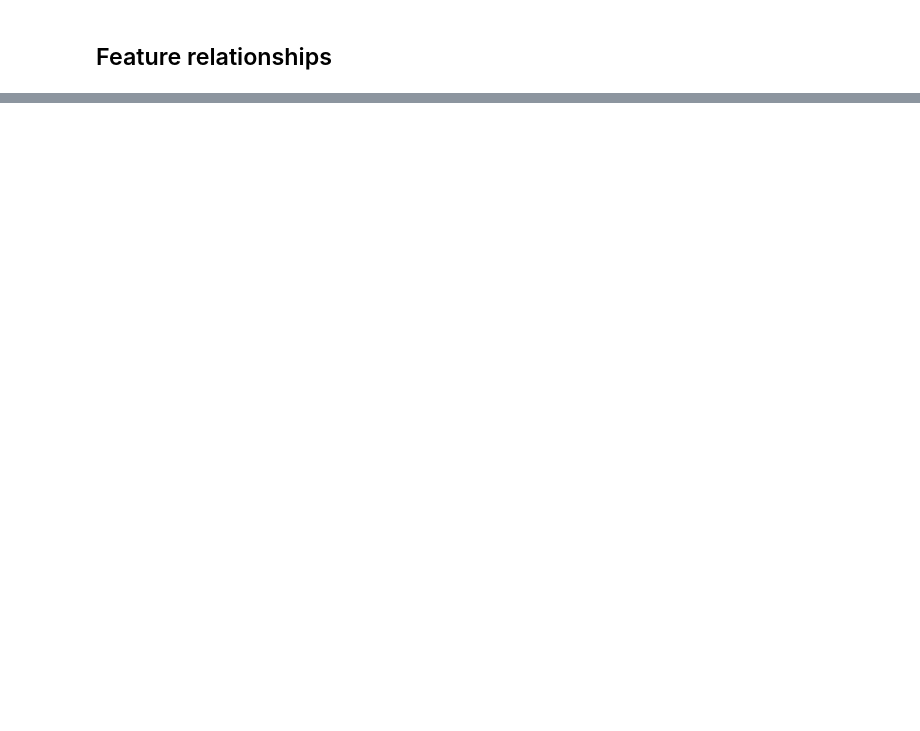
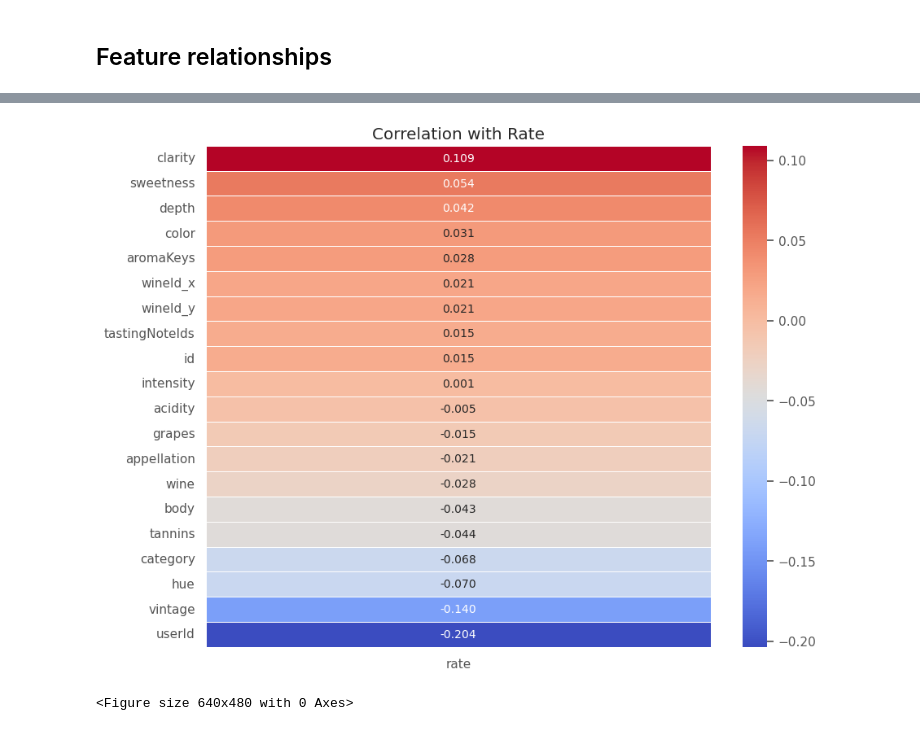
Before and after one commit to brunobonaiuto/collaborativeFiltering, a Jupyter notebook: src/eda.ipynb, the cells around one changed output, grey strips where cells are left out. Saved outputs shown, nothing was run; the diff lists cells and outputs as text; code cells hidden in the pictures; blank space fills up the shorter version.

Commit message:
Correlation plots

```diff
--- a/src/eda.ipynb
+++ b/src/eda.ipynb
@@ -399,0 +447,9 @@ merged_df2
+# %%
+
+# Merge the two tables when wineId and id.equals(tastingNoteId)
+
+# this needs to be fixed
+merged_df2 = pd.merge(wines_df2, tastingNotes_df2, left_on='tastingNoteIds', right_on='id')
+#add none where the aromaKeys is empty with replace
+merged_df2['aromaKeys'] = merged_df2['aromaKeys'].replace('', np.nan)
+merged_df2
@@ -399,0 +470,23 @@ merged_df2
+# %%
+from sklearn.preprocessing import LabelEncoder
+
+
+df_encoded = merged_df2.copy()
+# Convert all columns to strings
+df_encoded = df_encoded.astype(str)
+
+# Apply label encoding to each categorical column
+for column in df_encoded.columns:
+    if df_encoded[column].dtype == 'object':
+        le = LabelEncoder()
+        df_encoded[column] = le.fit_transform(df_encoded[column])
+
+# Calculate the correlation
+correlation = df_encoded.corr()['rate'].sort_values(ascending=False)
+print(correlation)
+
+# the colors where mapped to:
+# 0: red
+# 1: white
+# 2: rose
+# unique values of color
@@ -399,0 +511,16 @@ merged_df2
+# %%
+import seaborn as sns
+import matplotlib.pyplot as plt
+
+# Assuming 'correlation_results' is your correlation series
+correlation = correlation.drop('rate')  # Exclude 'rate' from the plot
+
+plt.figure(figsize=(10, 8))
+sns.heatmap(correlation.to_frame(), annot=True, cmap='coolwarm', fmt=".3f", linewidths=.5)
+plt.title('Correlation with Rate')
+plt.show()
+#save
+plt.savefig('/home/bbruno/all_here/python course/vinnie/img/correlation_with_rate.png', bbox_inches='tight')
+# %% [output]
+[figure, added]
+<Figure size 640x480 with 0 Axes>
```
Also changed, not shown: parts of 11 cells of this notebook, 7 other files.
